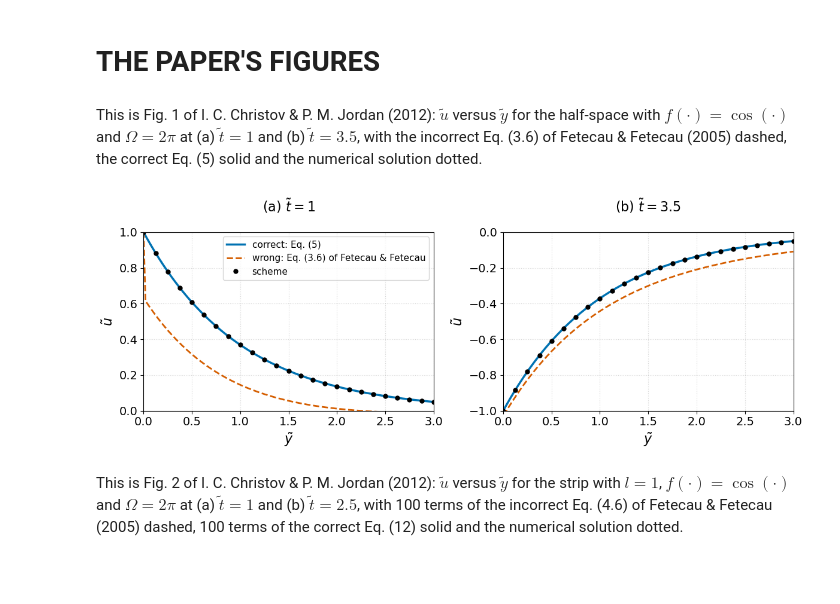
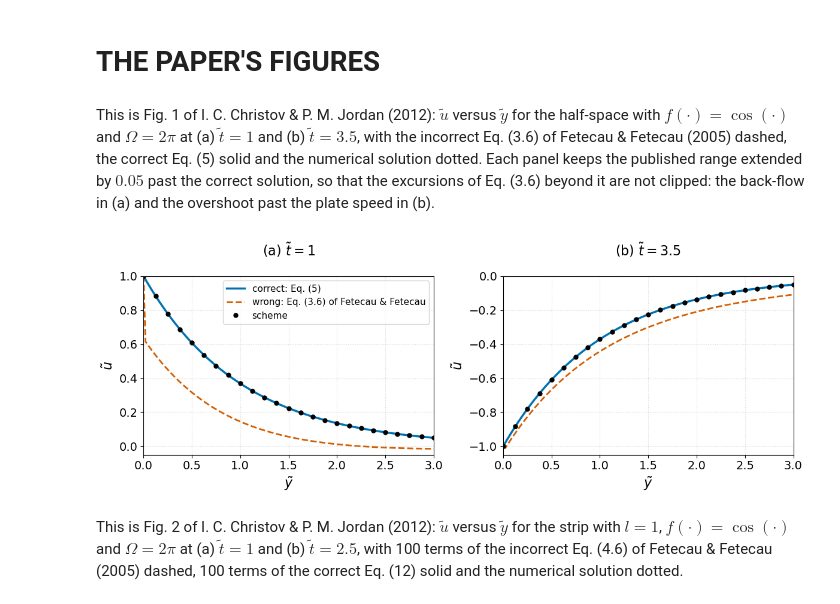
Before and after one commit to ichristov/viscoelastic-startup, a Jupyter notebook: notebooks/christov_jordan_2012_second_grade_stokes2.ipynb, the cells around one changed output. Saved outputs shown, nothing was run; the diff lists cells and outputs as text; code cells hidden in the pictures; blank space fills up the shorter version.

```diff
--- a/notebooks/christov_jordan_2012_second_grade_stokes2.ipynb
+++ b/notebooks/christov_jordan_2012_second_grade_stokes2.ipynb
@@ -422,36 +427,38 @@ HALF-SPACE, t~ = 1.0, max over 0.05 <= y~ <= 3
 # %% [markdown]
 # THE PAPER'S FIGURES
 # %% [markdown]
-This is Fig. 1 of I. C. Christov & P. M. Jordan (2012): $\tilde u$ versus $\tilde y$ for the half-space with $f(\cdot) = \cos(\cdot)$ and $\Omega = 2\pi$ at (a) $\tilde t = 1$ and (b) $\tilde t = 3.5$, with the incorrect Eq. (3.6) of Fetecau & Fetecau (2005) dashed, the correct Eq. (5) solid and the numerical solution dotted.
+This is Fig. 1 of I. C. Christov & P. M. Jordan (2012): $\tilde u$ versus $\tilde y$ for the half-space with $f(\cdot) = \cos(\cdot)$ and $\Omega = 2\pi$ at (a) $\tilde t = 1$ and (b) $\tilde t = 3.5$, with the incorrect Eq. (3.6) of Fetecau & Fetecau (2005) dashed, the correct Eq. (5) solid and the numerical solution dotted. Each panel keeps the published range extended by $0.05$ past the correct solution, so that the excursions of Eq. (3.6) beyond it are not clipped: the back-flow in (a) and the overshoot past the plate speed in (b).
 # %%
 # Fig. 1 of I. C. Christov & P. M. Jordan (2012)
 Omega = 2*np.pi
-panels = [(1.0, 0.0, 1.0), (3.5, -1.0, 0.0)]   # t~, lower and upper limits of u~ in the published panels
+panels = [(1.0, -0.05, 1.0), (3.5, -1.05, 0.0)]   # t~, lower and upper limits of u~; the published
+                                                # ranges, each extended by 0.05 past the correct
+                                                # solution, so that Eq. (3.6) is not clipped
 fig, axes = plt.subplots(1, 2, figsize=(12, 4.5), tight_layout=True)
 for k in range(2):
     t, u_low, u_high = panels[k]
     ax = axes[k]
     y = np.linspace(0, 3, 150)
     y_fd, u_fd = sg_fd(1.0, 1.0, t, oscillation='cos', omega=Omega)
     y_dots = np.linspace(0, 3, 25)
     ax.plot(y, profile(unsteadyv, y, t, Omega),
             color='#0072B2', linewidth=2.5, label='correct: Eq. (5)')
     ax.plot(y, profile(wrong_fetecau_fetecau_36, y, t, Omega),
             color='#D55E00', linewidth=2, linestyle='dashed',
             label='wrong: Eq. (3.6) of Fetecau & Fetecau')
     ax.plot(y_dots, np.interp(y_dots, y_fd, u_fd), 'o',
             color='black', markersize=5, label='scheme')
     ax.set_xlabel(r'$\tilde y$')
     ax.set_ylabel(r'$\tilde u$')
     ax.set_xlim(0, 3)
     ax.set_ylim(u_low, u_high)
     ax.set_title(rf'({"ab"[k]}) $\tilde t = {t:g}$')
     ax.grid(alpha=0.5, linestyle='dotted')
 axes[0].legend(loc='upper right', fontsize=11)
 os.makedirs('../figures', exist_ok=True)
 fig.savefig('../figures/christov_jordan_2012_fig1.png', dpi=200, bbox_inches='tight')
 # %% [output]
-[figure, old version]
+[figure, new version]
 # %% [markdown]
 This is Fig. 2 of I. C. Christov & P. M. Jordan (2012): $\tilde u$ versus $\tilde y$ for the strip with $l = 1$, $f(\cdot) = \cos(\cdot)$ and $\Omega = 2\pi$ at (a) $\tilde t = 1$ and (b) $\tilde t = 2.5$, with 100 terms of the incorrect Eq. (4.6) of Fetecau & Fetecau (2005) dashed, 100 terms of the correct Eq. (12) solid and the numerical solution dotted.
 # %%
```
Also changed, not shown: parts of 13 cells of this notebook, 8 other files.
